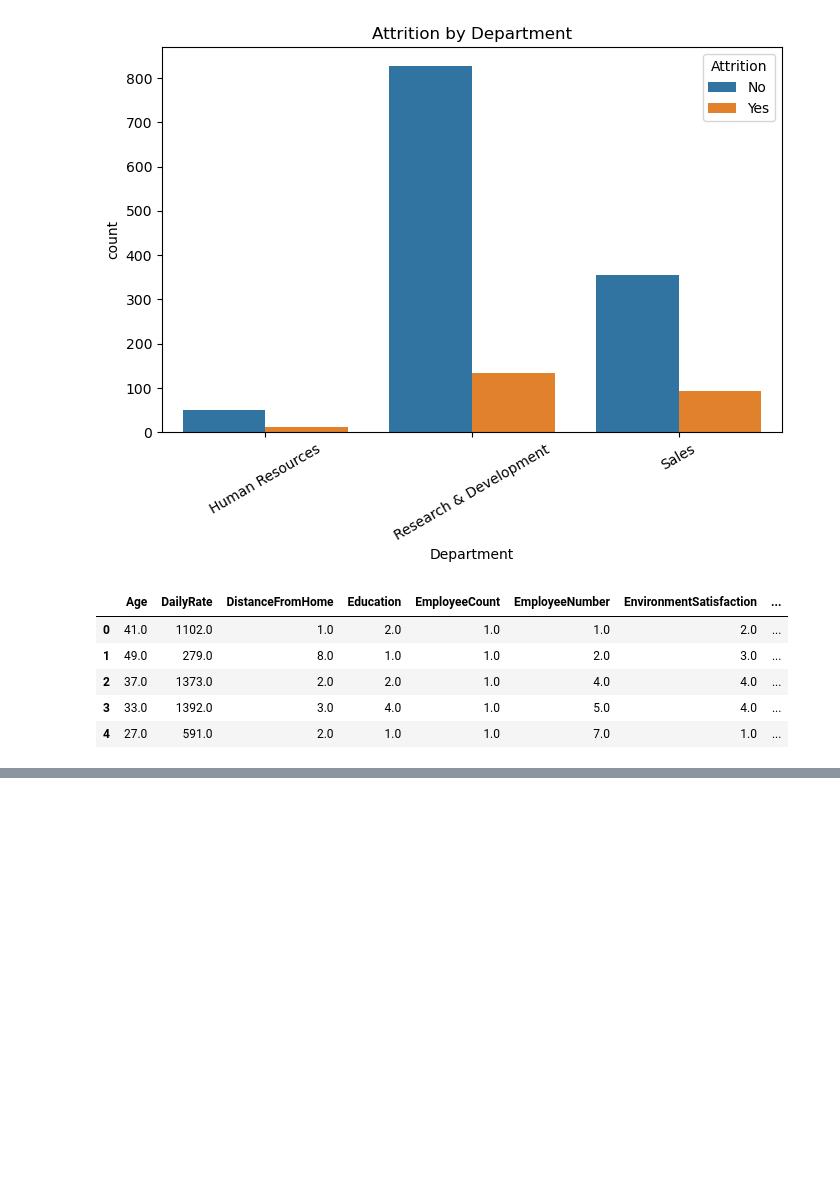
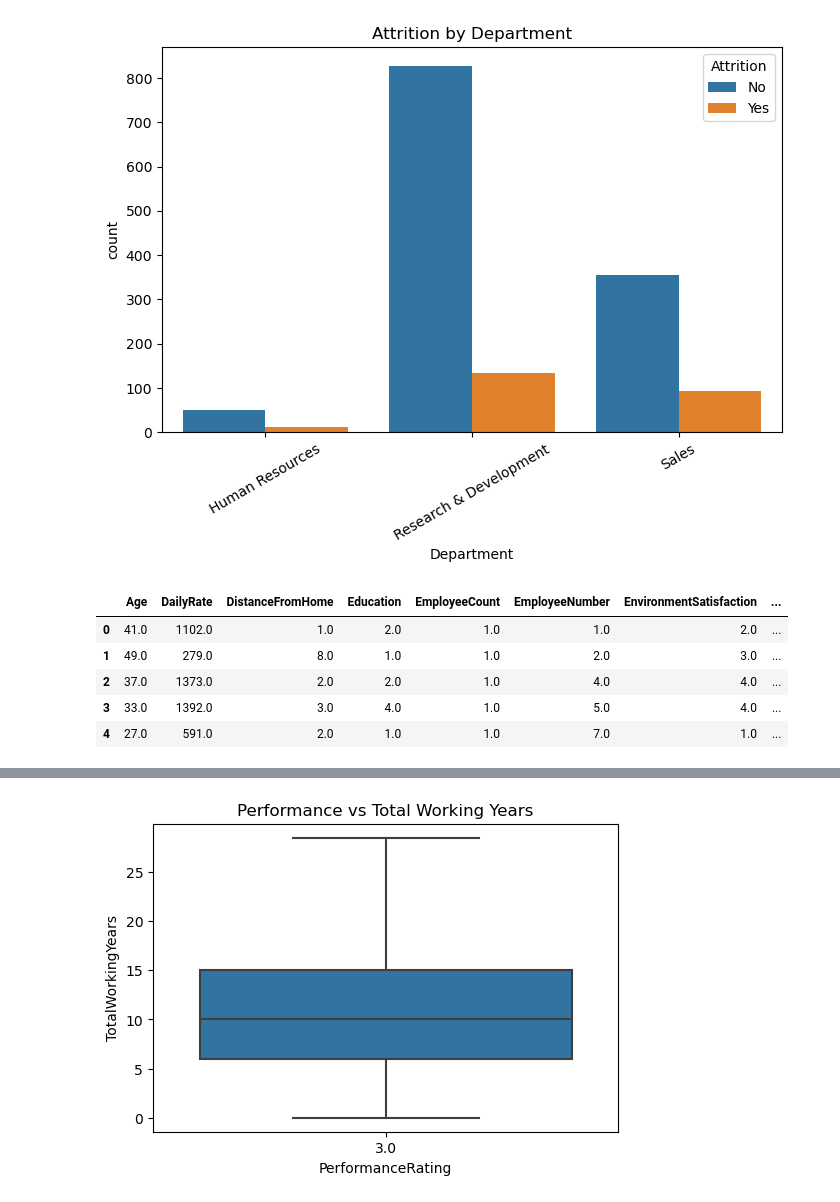
Before and after one commit to ParthKalani/HR-analytics, a Jupyter notebook: HR-analytics-pipeline.ipynb, the cells around one changed output, grey strips where cells are left out. Drawn from its saved outputs; the diff is of its cells as text; code cells hidden in the pictures; blank space fills up the shorter version.

```diff
--- a/HR-analytics-pipeline.ipynb
+++ b/HR-analytics-pipeline.ipynb
@@ -337,0 +358,7 @@ KeyError: 'Attrition'
+# %%
+plt.figure(figsize=(6,4))
+sns.boxplot(x="PerformanceRating", y="TotalWorkingYears", data=df)
+plt.title("Performance vs Total Working Years")
+plt.show()
+# %% [output]
+[figure, added]
```
Also changed, not shown: parts of 1 cell of this notebook.
